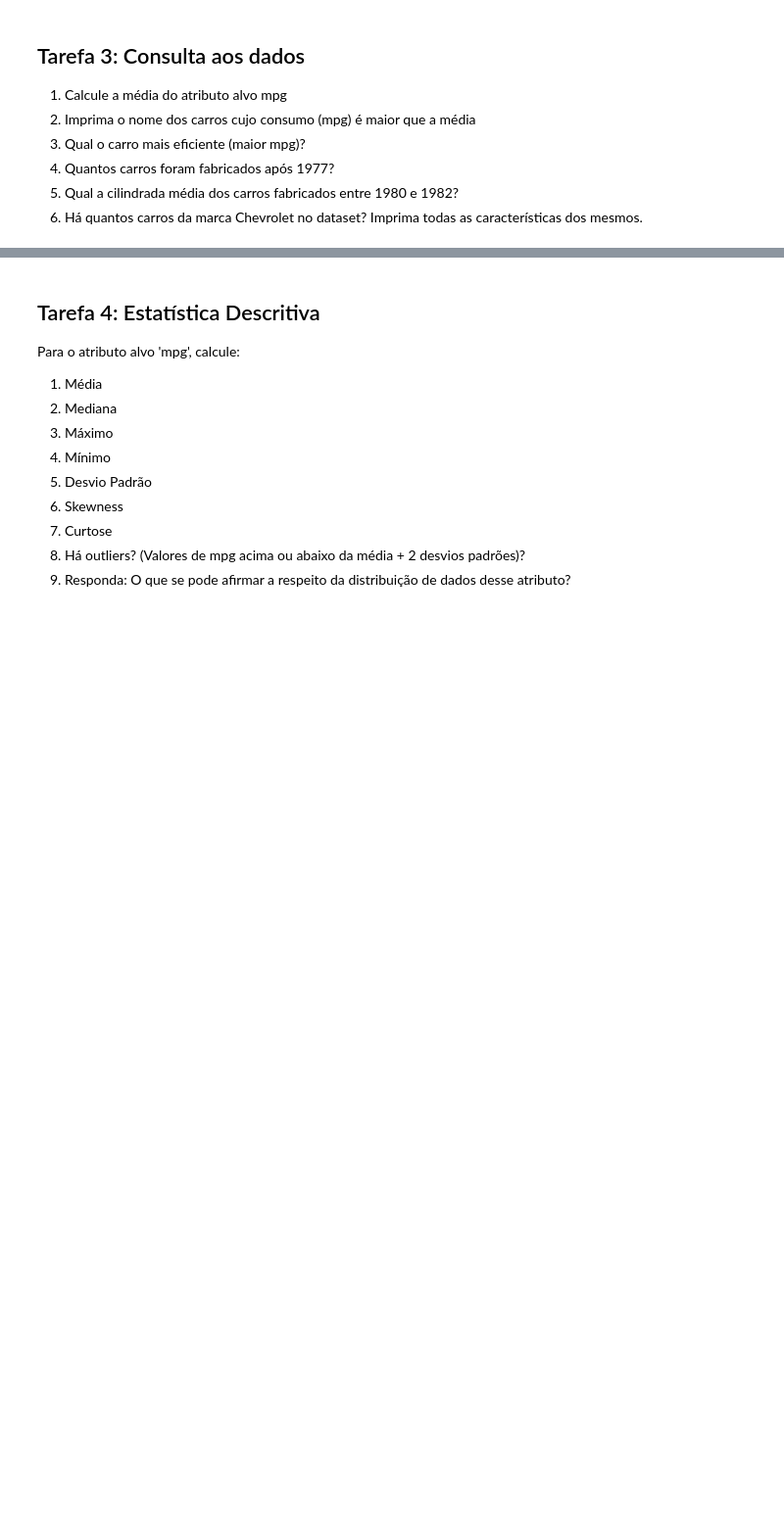
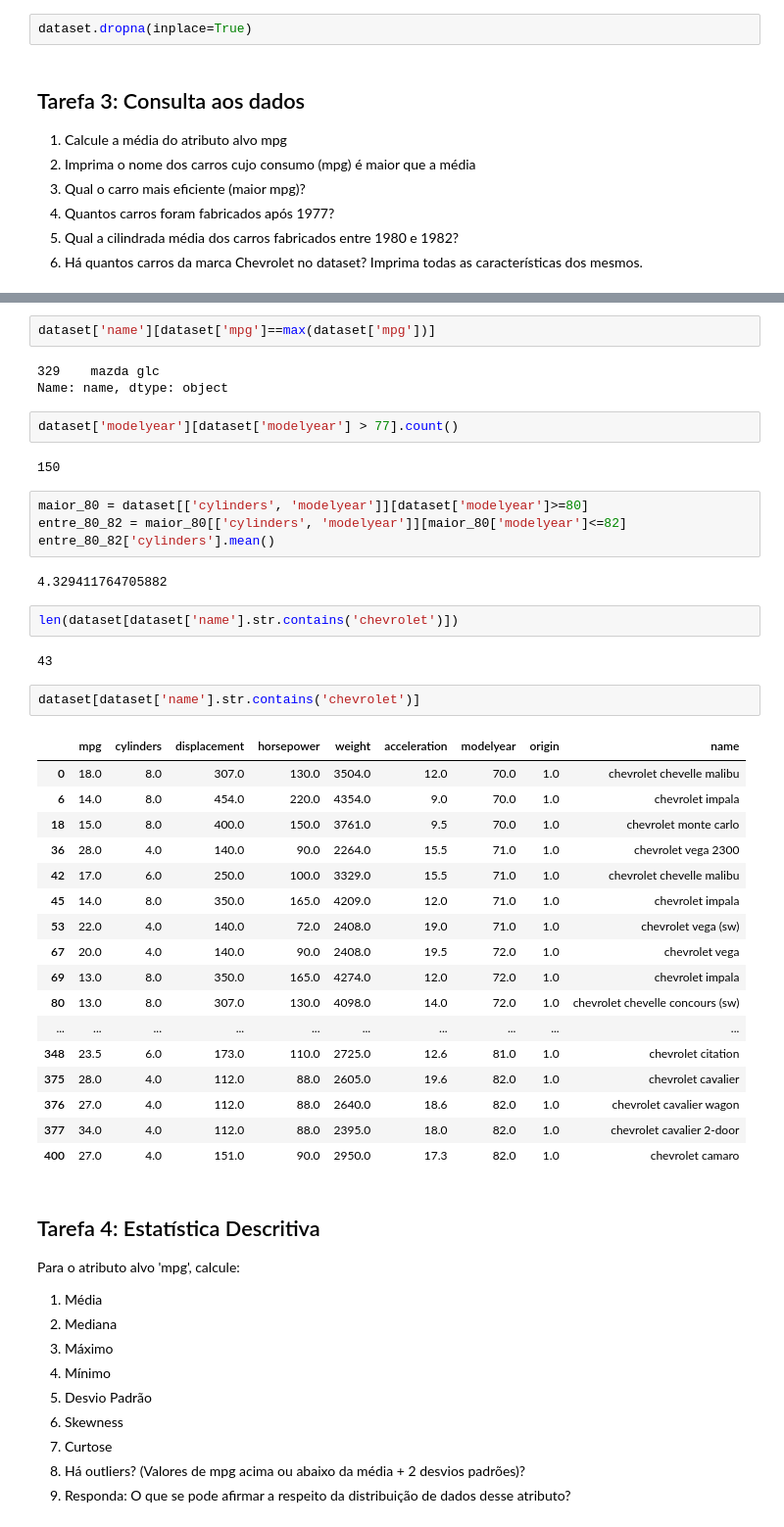
Before and after one commit to jpdol/Python-para-IA, a Jupyter notebook: 3 - Análise e Visualização de Dados/PP1/Solução #1.1.ipynb, the cells around one changed output, grey strips where cells are left out. Shown: that part at 98% size. Drawn from its saved outputs; the diff is of its cells as text; blank space fills up the shorter version.

```diff
--- a/3 - Análise e Visualização de Dados/PP1/Solução #1.1.ipynb
+++ b/3 - Análise e Visualização de Dados/PP1/Solução #1.1.ipynb
@@ -48,3 +79,5 @@ dtype: object
+# %%
+dataset.dropna(inplace=True)
 # %% [markdown]
 ## Tarefa 3: Consulta aos dados
 
@@ -57,3 +116,42 @@ dtype: object
+# %%
+dataset['name'][dataset['mpg']==max(dataset['mpg'])]
+# %% [output]
+329    mazda glc
+Name: name, dtype: object
+# %%
+dataset['modelyear'][dataset['modelyear'] > 77].count()
+# %% [output]
+150
+# %%
+maior_80 = dataset[['cylinders', 'modelyear']][dataset['modelyear']>=80]
+entre_80_82 = maior_80[['cylinders', 'modelyear']][maior_80['modelyear']<=82]
+entre_80_82['cylinders'].mean()
+# %% [output]
+4.329411764705882
+# %%
+len(dataset[dataset['name'].str.contains('chevrolet')])
+# %% [output]
+43
+# %%
+dataset[dataset['name'].str.contains('chevrolet')]
+# %% [output]
+|  | mpg | cylinders | displacement | horsepower | weight | acceleration | modelyear | origin | name |
+| 0 | 18.0 | 8.0 | 307.0 | 130.0 | 3504.0 | 12.0 | 70.0 | 1.0 | chevrolet chevelle malibu |
+| 6 | 14.0 | 8.0 | 454.0 | 220.0 | 4354.0 | 9.0 | 70.0 | 1.0 | chevrolet impala |
+| 18 | 15.0 | 8.0 | 400.0 | 150.0 | 3761.0 | 9.5 | 70.0 | 1.0 | chevrolet monte carlo |
+| 36 | 28.0 | 4.0 | 140.0 | 90.0 | 2264.0 | 15.5 | 71.0 | 1.0 | chevrolet vega 2300 |
+| 42 | 17.0 | 6.0 | 250.0 | 100.0 | 3329.0 | 15.5 | 71.0 | 1.0 | chevrolet chevelle malibu |
+| 45 | 14.0 | 8.0 | 350.0 | 165.0 | 4209.0 | 12.0 | 71.0 | 1.0 | chevrolet impala |
+| 53 | 22.0 | 4.0 | 140.0 | 72.0 | 2408.0 | 19.0 | 71.0 | 1.0 | chevrolet vega (sw) |
+| 67 | 20.0 | 4.0 | 140.0 | 90.0 | 2408.0 | 19.5 | 72.0 | 1.0 | chevrolet vega |
+| 69 | 13.0 | 8.0 | 350.0 | 165.0 | 4274.0 | 12.0 | 72.0 | 1.0 | chevrolet impala |
+| 80 | 13.0 | 8.0 | 307.0 | 130.0 | 4098.0 | 14.0 | 72.0 | 1.0 | chevrolet chevelle concours (sw) |
+| ... | ... | ... | ... | ... | ... | ... | ... | ... | ... |
+| 348 | 23.5 | 6.0 | 173.0 | 110.0 | 2725.0 | 12.6 | 81.0 | 1.0 | chevrolet citation |
+| 375 | 28.0 | 4.0 | 112.0 | 88.0 | 2605.0 | 19.6 | 82.0 | 1.0 | chevrolet cavalier |
+| 376 | 27.0 | 4.0 | 112.0 | 88.0 | 2640.0 | 18.6 | 82.0 | 1.0 | chevrolet cavalier wagon |
+| 377 | 34.0 | 4.0 | 112.0 | 88.0 | 2395.0 | 18.0 | 82.0 | 1.0 | chevrolet cavalier 2-door |
+| 400 | 27.0 | 4.0 | 151.0 | 90.0 | 2950.0 | 17.3 | 82.0 | 1.0 | chevrolet camaro |
 # %% [markdown]
 ## Tarefa 4: Estatística Descritiva
 
```
Also changed, not shown: parts of 22 cells of this notebook.
